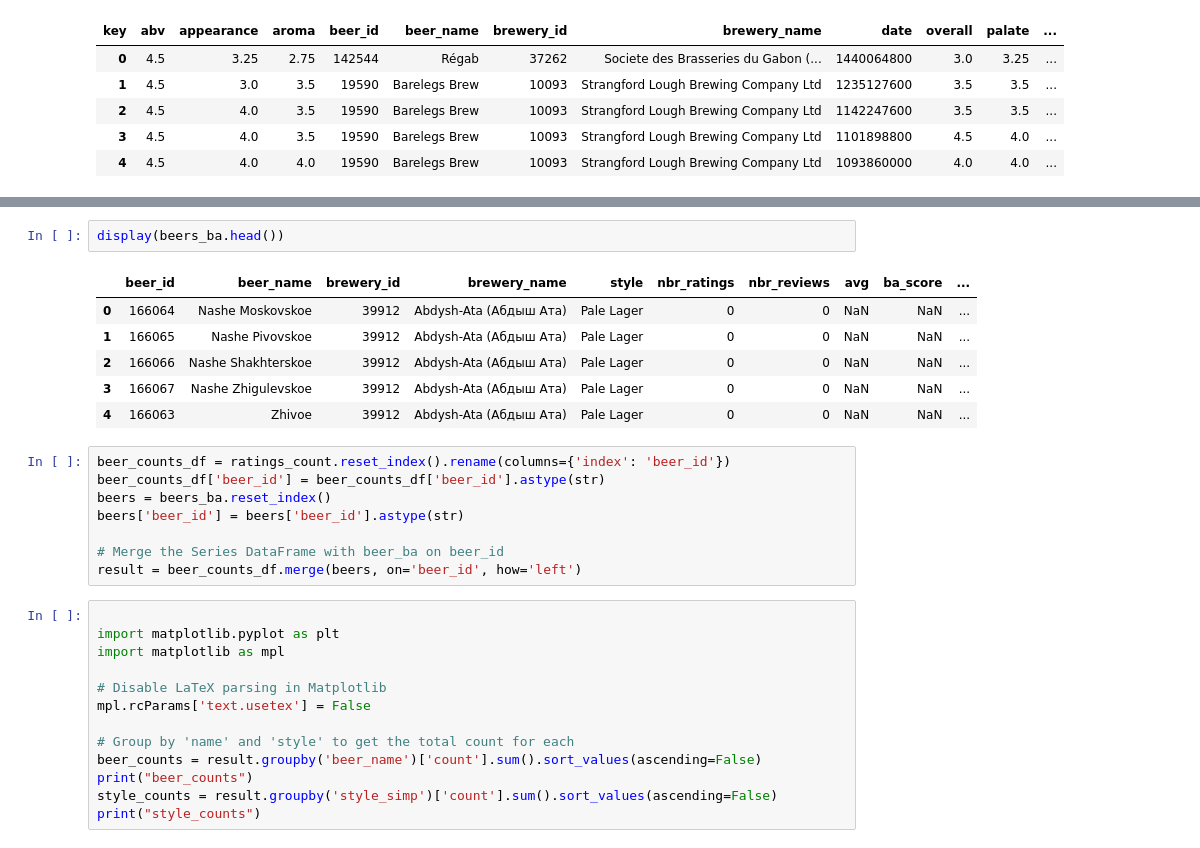
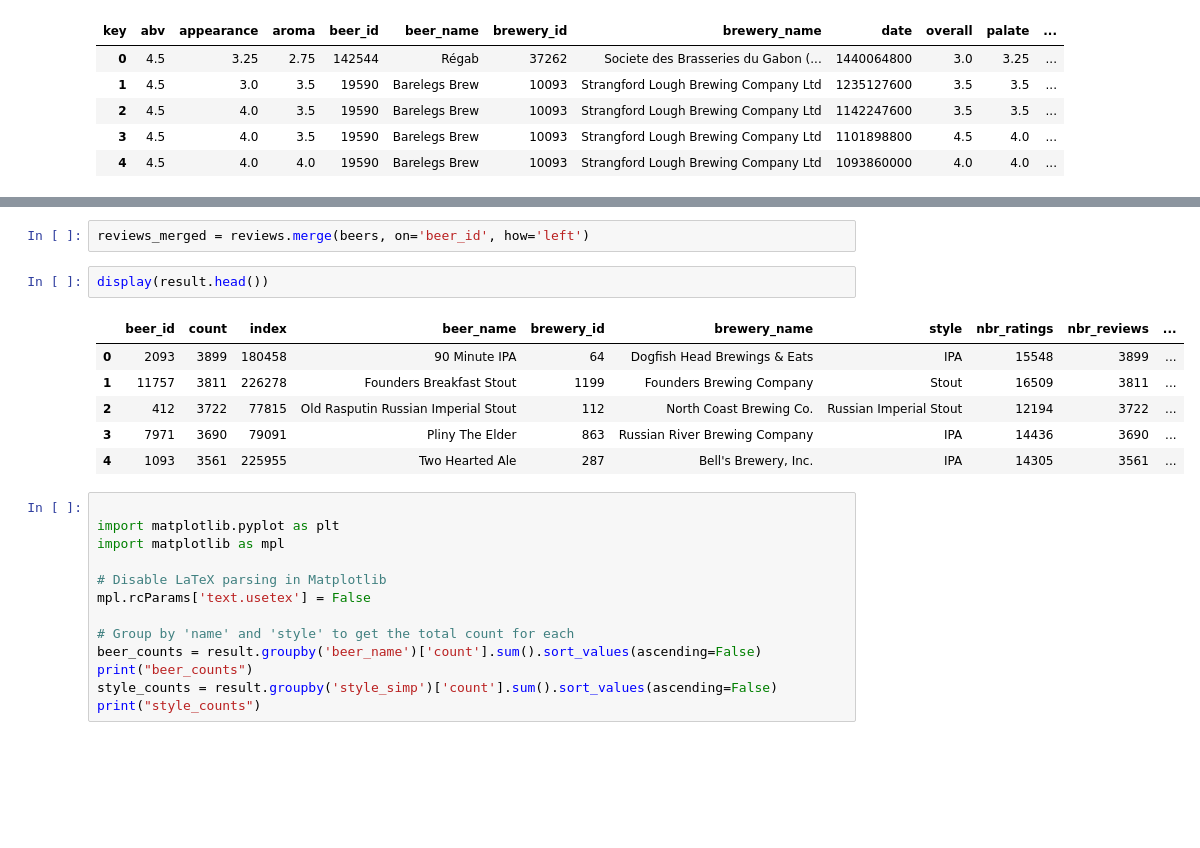
Before and after one commit to epfl-ada/ada-2024-project-databrewers, a Jupyter notebook: marin.ipynb, the cells around one changed output, grey strips where cells are left out. Drawn from its saved outputs; the diff is of its cells as text; blank space fills up the shorter version.

```diff
--- a/marin.ipynb
+++ b/marin.ipynb
@@ -244,20 +250,14 @@ ratings_count = reviews['beer_id'].value_counts()
+# %%
+reviews_merged = reviews.merge(beers, on='beer_id', how='left')
 # %%
-display(beers_ba.head())
+display(result.head())
 # %% [output]
-|  | beer_id | beer_name | brewery_id | brewery_name | style | nbr_ratings | nbr_reviews | avg | ba_score | ... |
-| 0 | 166064 | Nashe Moskovskoe | 39912 | Abdysh-Ata (Абдыш Ата) | Pale Lager | 0 | 0 | NaN | NaN | ... |
-| 1 | 166065 | Nashe Pivovskoe | 39912 | Abdysh-Ata (Абдыш Ата) | Pale Lager | 0 | 0 | NaN | NaN | ... |
-| 2 | 166066 | Nashe Shakhterskoe | 39912 | Abdysh-Ata (Абдыш Ата) | Pale Lager | 0 | 0 | NaN | NaN | ... |
-| 3 | 166067 | Nashe Zhigulevskoe | 39912 | Abdysh-Ata (Абдыш Ата) | Pale Lager | 0 | 0 | NaN | NaN | ... |
-| 4 | 166063 | Zhivoe | 39912 | Abdysh-Ata (Абдыш Ата) | Pale Lager | 0 | 0 | NaN | NaN | ... |
+|  | beer_id | count | index | beer_name | brewery_id | brewery_name | style | nbr_ratings | nbr_reviews | ... |
+| 0 | 2093 | 3899 | 180458 | 90 Minute IPA | 64 | Dogfish Head Brewings & Eats | IPA | 15548 | 3899 | ... |
+| 1 | 11757 | 3811 | 226278 | Founders Breakfast Stout | 1199 | Founders Brewing Company | Stout | 16509 | 3811 | ... |
+| 2 | 412 | 3722 | 77815 | Old Rasputin Russian Imperial Stout | 112 | North Coast Brewing Co. | Russian Imperial Stout | 12194 | 3722 | ... |
+| 3 | 7971 | 3690 | 79091 | Pliny The Elder | 863 | Russian River Brewing Company | IPA | 14436 | 3690 | ... |
+| 4 | 1093 | 3561 | 225955 | Two Hearted Ale | 287 | Bell's Brewery, Inc. | IPA | 14305 | 3561 | ... |
-# %%
-beer_counts_df = ratings_count.reset_index().rename(columns={'index': 'beer_id'})
-beer_counts_df['beer_id'] = beer_counts_df['beer_id'].astype(str)
-beers = beers_ba.reset_index()
-beers['beer_id'] = beers['beer_id'].astype(str)
-
-# Merge the Series DataFrame with beer_ba on beer_id
-result = beer_counts_df.merge(beers, on='beer_id', how='left')
 # %%
 
 import matplotlib.pyplot as plt
```
Also changed, not shown: parts of 5 cells of this notebook.
